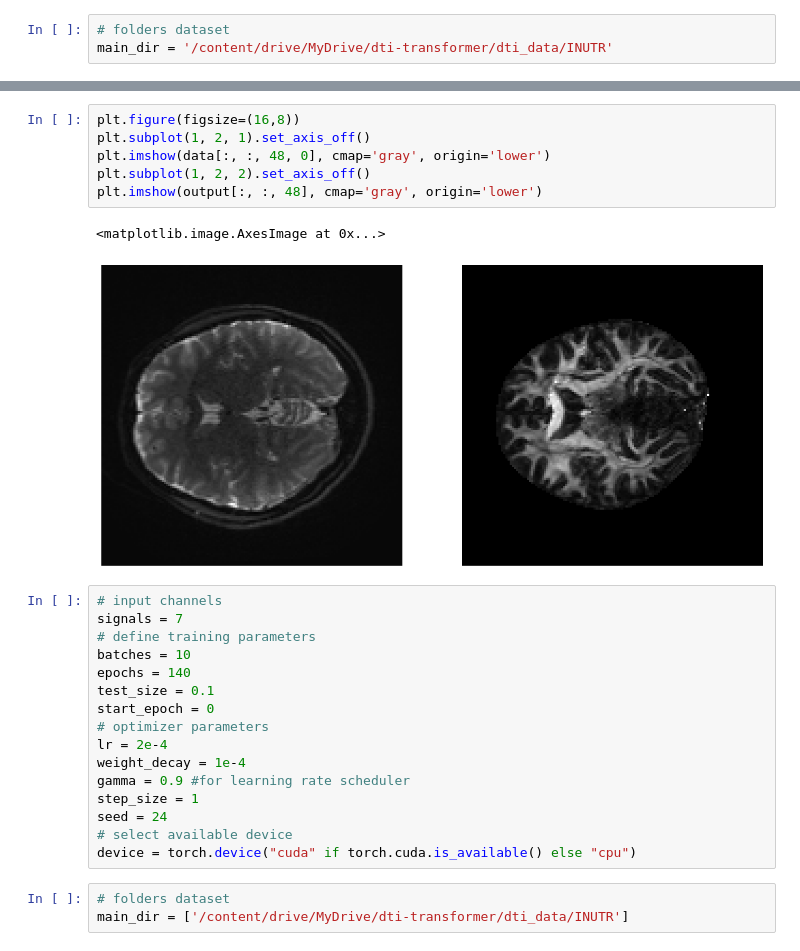
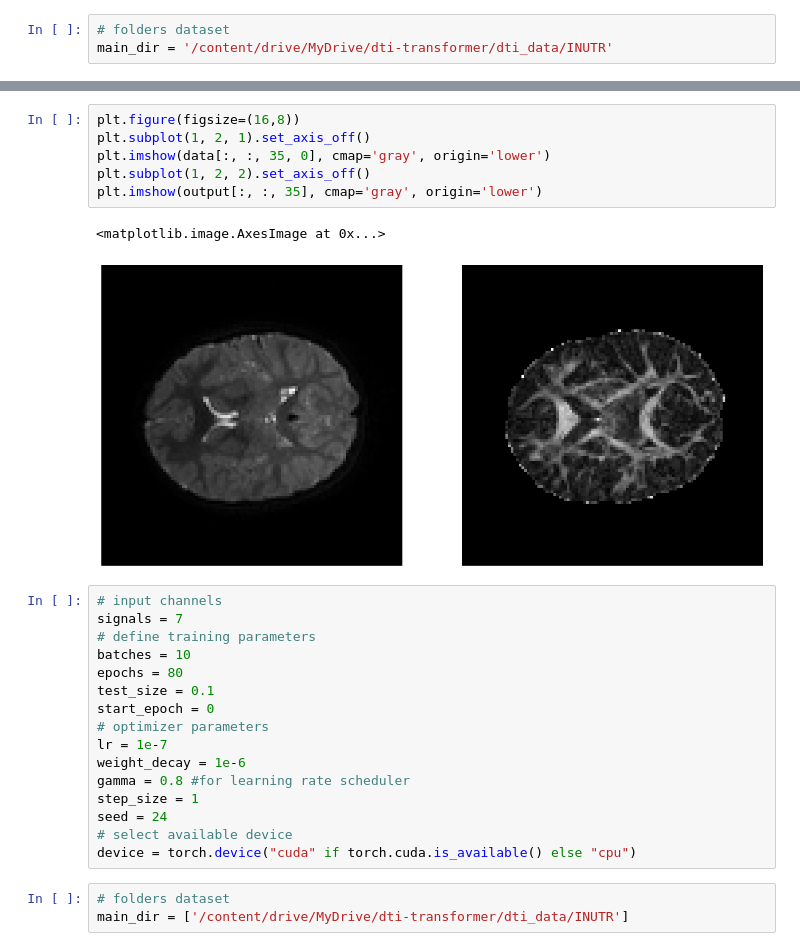
Before and after one commit to dbandala/transformer-dti, a Jupyter notebook: train/curriculum_learning/cl_train_fa.ipynb, the cells around one changed output, grey strips where cells are left out. Cells and saved outputs as stored; diff of their text form.

```diff
--- a/train/curriculum_learning/cl_train_fa.ipynb
+++ b/train/curriculum_learning/cl_train_fa.ipynb
@@ -62,24 +73,24 @@ output.shape
 # %%
 plt.figure(figsize=(16,8))
 plt.subplot(1, 2, 1).set_axis_off()
-plt.imshow(data[:, :, 48, 0], cmap='gray', origin='lower')
+plt.imshow(data[:, :, 35, 0], cmap='gray', origin='lower')
 plt.subplot(1, 2, 2).set_axis_off()
-plt.imshow(output[:, :, 48], cmap='gray', origin='lower')
+plt.imshow(output[:, :, 35], cmap='gray', origin='lower')
 # %% [output]
 <matplotlib.image.AxesImage at 0x...>
-[figure, old version]
+[figure, new version]
 # %%
 # input channels
 signals = 7
 # define training parameters
 batches = 10
-epochs = 140
+epochs = 80
 test_size = 0.1
 start_epoch = 0
 # optimizer parameters
-lr = 2e-4
-weight_decay = 1e-4
-gamma = 0.9 #for learning rate scheduler
+lr = 1e-7
+weight_decay = 1e-6
+gamma = 0.8 #for learning rate scheduler
 step_size = 1
 seed = 24
 # select available device
```
Also changed, not shown: parts of 13 cells of this notebook.
